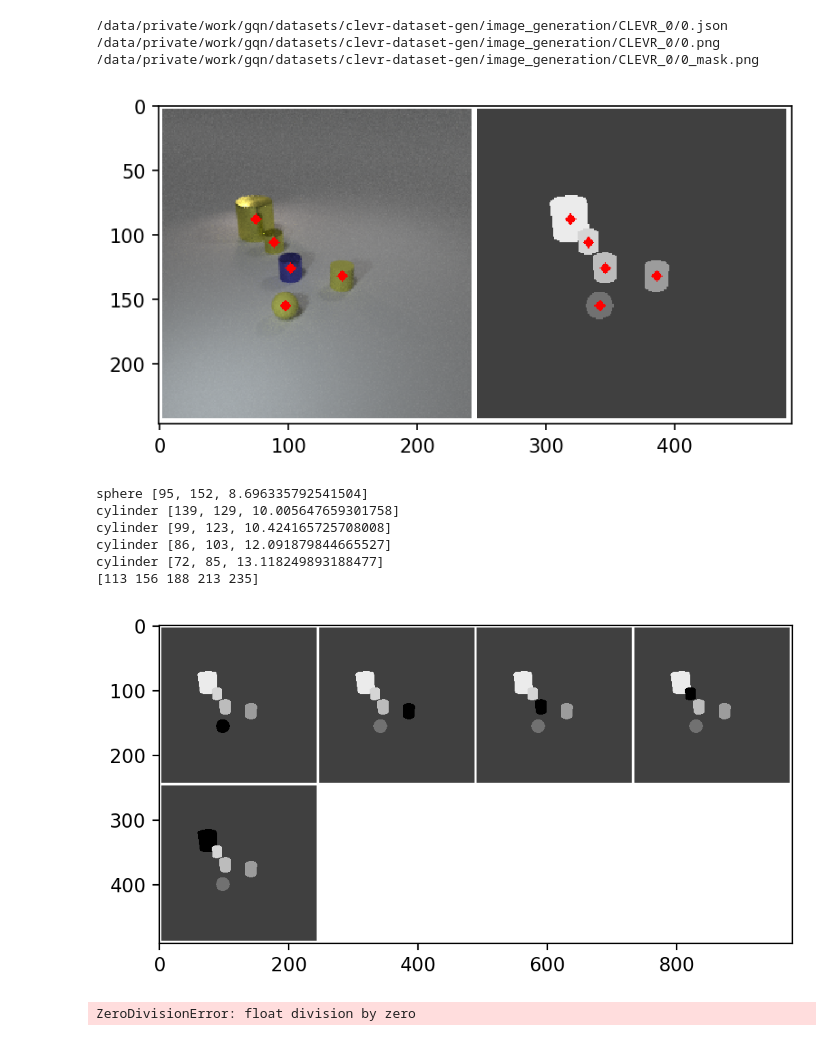
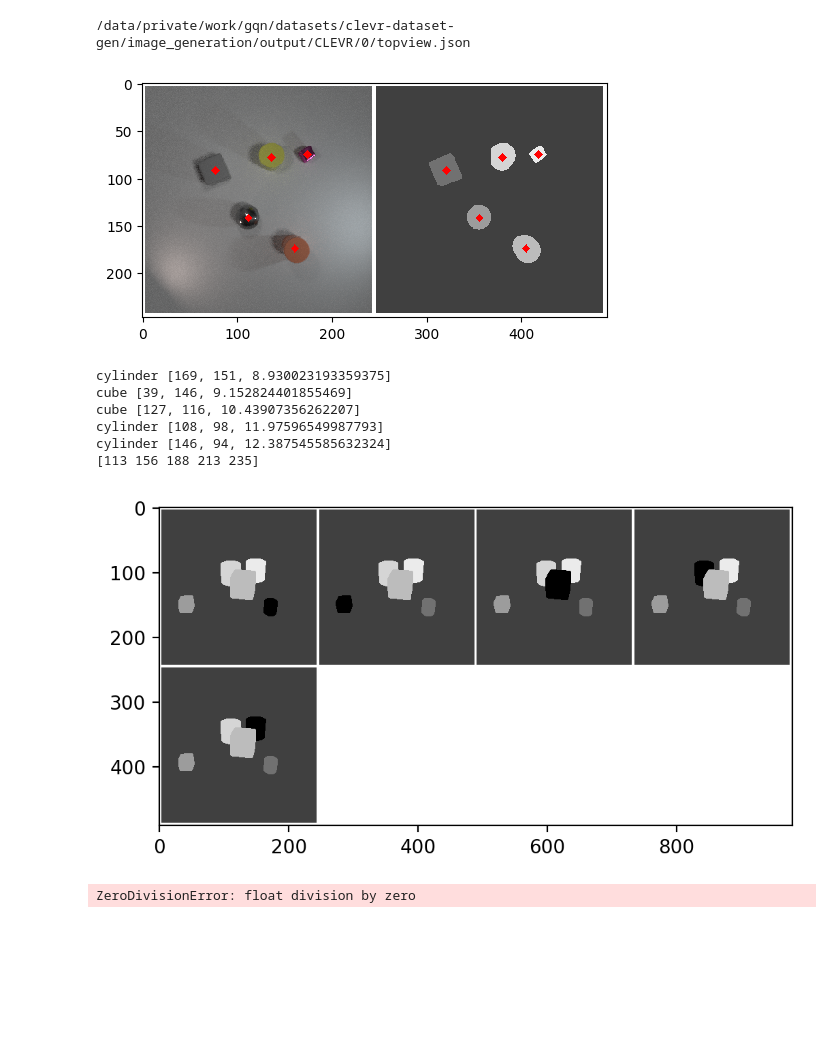
Before and after one commit to jihoonl/clevr-dataset-gen, a Jupyter notebook: notebooks/masking_test.ipynb, the cells around one changed output. Cells and saved outputs as stored; diff of their text form; code cells hidden in the pictures; blank space fills up the shorter version.

Commit message:
topview rendering

```diff
--- a/notebooks/masking_test.ipynb
+++ b/notebooks/masking_test.ipynb
@@ -37,28 +43,26 @@ datapath = Path('/data/private/work/gqn/datasets/clevr-dataset-gen/image_generat
 # %%
-idx = 0
+datapath = Path('/data/private/work/gqn/datasets/clevr-dataset-gen/image_generation/output/CLEVR/0')
+idx = 'topview'
 imgpath = list(datapath.glob('{}*.png'.format(idx)))
 annpath = datapath / '{}.json'.format(idx)
 
 with open(annpath, 'r') as f:
     ann = json.load(f)
 print(annpath)
 img = []
 for i in imgpath:
-    print(i)
     img.append(cv2.imread(str(i)))
 imgs = np.stack(img)
 # view_image(imgs, 100)
 # Object center locations
 ii = imgs.copy()
 for a in ann['objects']:
     x = a['pixel_coords'][0]
     y = a['pixel_coords'][1]
     for i in ii:
         i = cv2.circle(i, (x, y), 2, (255,0,0), 4)
 
-view_image(ii,150)
+view_image(ii,100)
 # %% [output]
-/data/private/work/gqn/datasets/clevr-dataset-gen/image_generation/CLEVR_0/0.json
-/data/private/work/gqn/datasets/clevr-dataset-gen/image_generation/CLEVR_0/0.png
-/data/private/work/gqn/datasets/clevr-dataset-gen/image_generation/CLEVR_0/0_mask.png
+/data/private/work/gqn/datasets/clevr-dataset-gen/image_generation/output/CLEVR/0/topview.json
-[figure, old version]
+[figure, new version]
@@ -73,7 +71,7 @@ for o in ann['objects']:
     print(o['shape'], o['pixel_coords'])
 print(np.array(ann['colormap']))
 mask = np.stack([imgs[1]] * len(ann['objects'])) # 64 is the background color
-#cnt = dict(zip(*np.unique(mask[0], return_counts=True)))
+#cnt = dict.(zip(*np.unique(mask[0], return_counts=True)))
 #del cnt[0]
 #print(cnt)
 
@@ -82,13 +80,13 @@ for i, k in enumerate(ann['colormap']):
     mask[i, mask[i] == k] = 0
 view_image(mask,200)
 # %% [output]
-sphere [95, 152, 8.696335792541504]
-cylinder [139, 129, 10.005647659301758]
-cylinder [99, 123, 10.424165725708008]
-cylinder [86, 103, 12.091879844665527]
-cylinder [72, 85, 13.118249893188477]
+cylinder [169, 151, 8.930023193359375]
+cube [39, 146, 9.152824401855469]
+cube [127, 116, 10.43907356262207]
+cylinder [108, 98, 11.97596549987793]
+cylinder [146, 94, 12.387545585632324]
 [113 156 188 213 235]
-[figure, old version]
+[figure, new version]
 # %%
 # Note that the procedures below assumes that imgs are already sorted by z depth
 # Closer object gets lower index
```
Also changed, not shown: parts of 2 cells of this notebook, 1 other file.
